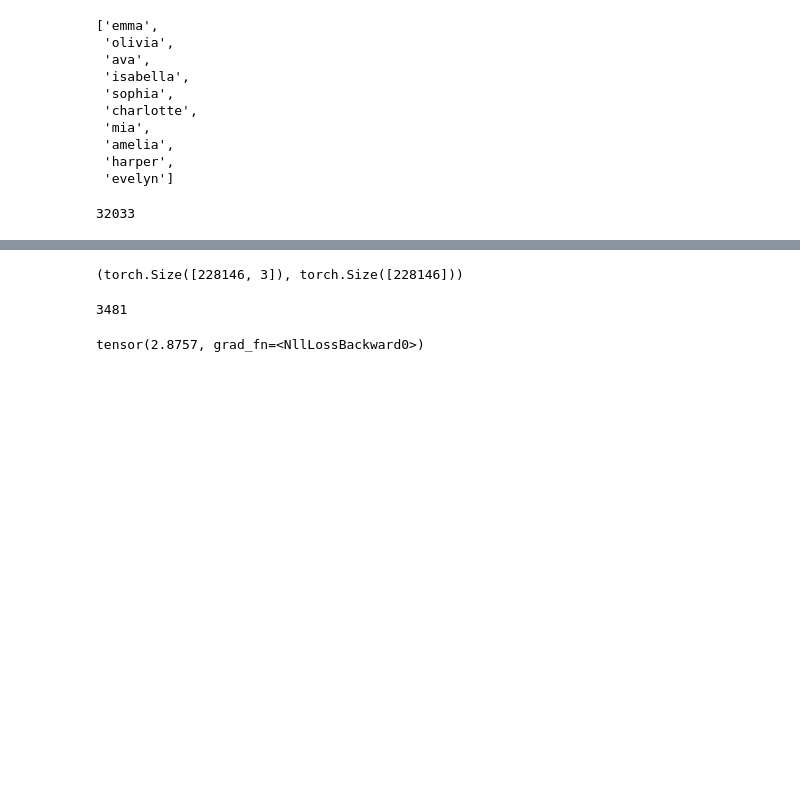
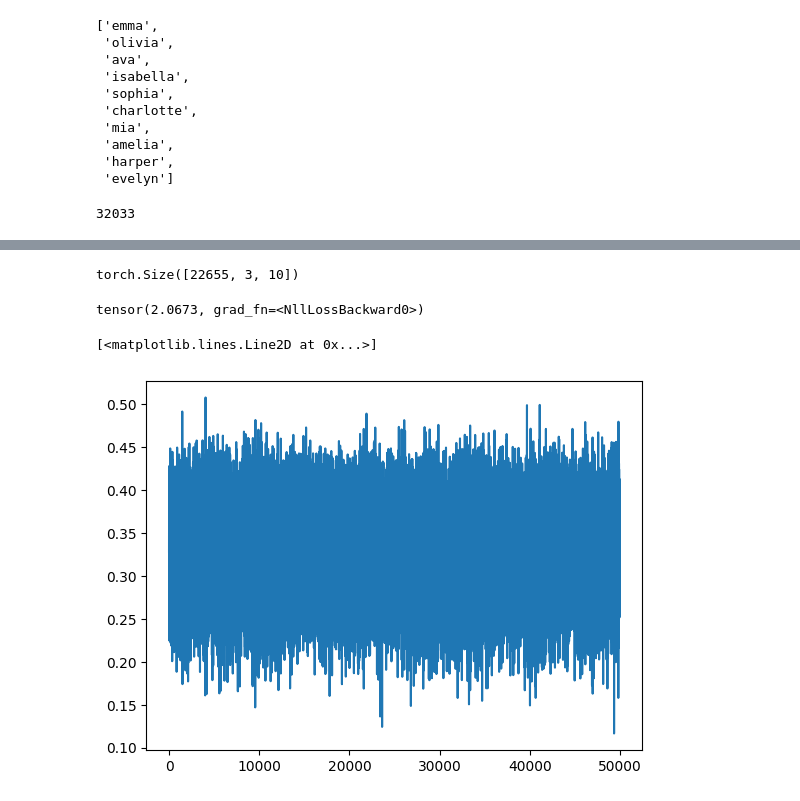
Before and after one commit to aryatsriv/tokenbrew, a Jupyter notebook: 02_MLPModel/MLPModel.ipynb, the cells around one changed output, grey strips where cells are left out. Saved outputs shown, nothing was run; the diff lists cells and outputs as text; code cells hidden in the pictures; blank space fills up the shorter version.

```diff
--- a/02_MLPModel/MLPModel.ipynb
+++ b/02_MLPModel/MLPModel.ipynb
@@ -47,46 +61,50 @@ C=torch.randn((27,2))
-# %%
-X.shape,Y.shape
-# %% [output]
-(torch.Size([228146, 3]), torch.Size([228146]))
 # %%
-g=torch.Generator().manual_seed(2147483647)
-C=torch.randn((27,2),generator=g)
-W1=torch.randn((6,100),generator=g)
-b1=torch.randn(100,generator=g)
-W2=torch.randn((100,27),generator=g)
-b2=torch.randn(27,generator=g)
-parameters=[C,W1,b1,W2,b2]
+g = torch.Generator().manual_seed(2147483647)  # seeded RNG for reproducibility
+C  = torch.randn((27, 10),  generator=g)        # embedding table: 27 characters → 2D vectors
+W1 = torch.randn((30, 200), generator=g)        # hidden layer weight: input is 3 chars × 2D = 6, output is 300 neurons
+b1 = torch.randn(200,      generator=g)        # bias for hidden layer (300,)
+W2 = torch.randn((200, 27),generator=g)        # output layer weight: 300 hidden → 27 logits (one per character)
+b2 = torch.randn(27,       generator=g)        # bias for output layer
+parameters = [C, W1, b1, W2, b2]              # collect all parameters in a list
 # %%
-sum(p.nelement() for p in parameters) # number of parameters in total
+sum(p.nelement() for p in parameters)   # total scalar values across all parameter tensors
 # %% [output]
-3481
+torch.Size([22655, 3, 10])
 # %%
 for p in parameters:
     p.requires_grad=True
 # %%
-for i in range(100):
-    #minibatch construct
-    ix=torch.randint(0,X.shape[0],(32,))
-    #forward pass
-    emb=C[X[ix]]
-    h=torch.tanh(emb.view(-1,6)@ W1 + b1)
-    logits=h@W2 +b2
-    # counts=logits.exp()
-    # prob=counts/counts.sum(1,keepdims=True)
-    # loss=-prob[torch.arange(32),Y)].log().mean()
-    loss=F.cross_entropy(logits,Y[ix])
-        #backward pass
+lossi = []   # list to record loss at each step
+stepi = []   # list to record step indices
+
+for i in range(50000):                            # train for 50,000 mini-batch steps
+    ix = torch.randint(0, Xtr.shape[0], (32,))   # randomly sample 32 indices → mini-batch
+
+    # Forward pass
+    emb = C[Xtr[ix]]                             # look up embeddings for the mini-batch: shape (32, 3, 10)
+    h = torch.tanh(emb.view(-1, 30) @ W1 + b1)   # flatten embeddings to (32, 6), then → hidden layer (32, 200) with tanh
+    logits = h @ W2 + b2                         # output layer: (32, 27) unnormalized log-probabilities
+
+    loss = F.cross_entropy(logits, Ytr[ix])      # compute cross-entropy loss (handles softmax internally)
+
+    # Backward pass
     for p in parameters:
-        p.grad=None
-    loss.backward()
-    #update
+        p.grad = None          # zero out all gradients (avoids accumulation from previous step)
+    loss.backward()            # compute gradients via backpropagation
+
+    # Parameter update (SGD)
+    lr = 0.01               # fixed learning rate
     for p in parameters:
-        p.data+= -0.1*p.grad
+        p.data += -lr * p.grad # gradient descent: move each parameter opposite to its gradient
+
+    lossi.append(loss.log10().item())  # record scalar loss value
+    stepi.append(i)            # record step number
+
+print(loss)   # print final loss
+# %% [output]
+tensor(2.0673, grad_fn=<NllLossBackward0>)
 # %%
-emb=C[X]
-h=torch.tanh(emb.view(-1,6)@W1+b1)
-logits= h @ W2 + b2
-loss=F.cross_entropy(logits,Y)
-loss
+plt.plot(stepi, lossi)   # plot loss over training steps to visualize convergence
 # %% [output]
-tensor(2.8757, grad_fn=<NllLossBackward0>)
+[<matplotlib.lines.Line2D at 0x...>]
+[figure, added]
```
Also changed, not shown: parts of 9 cells of this notebook.
